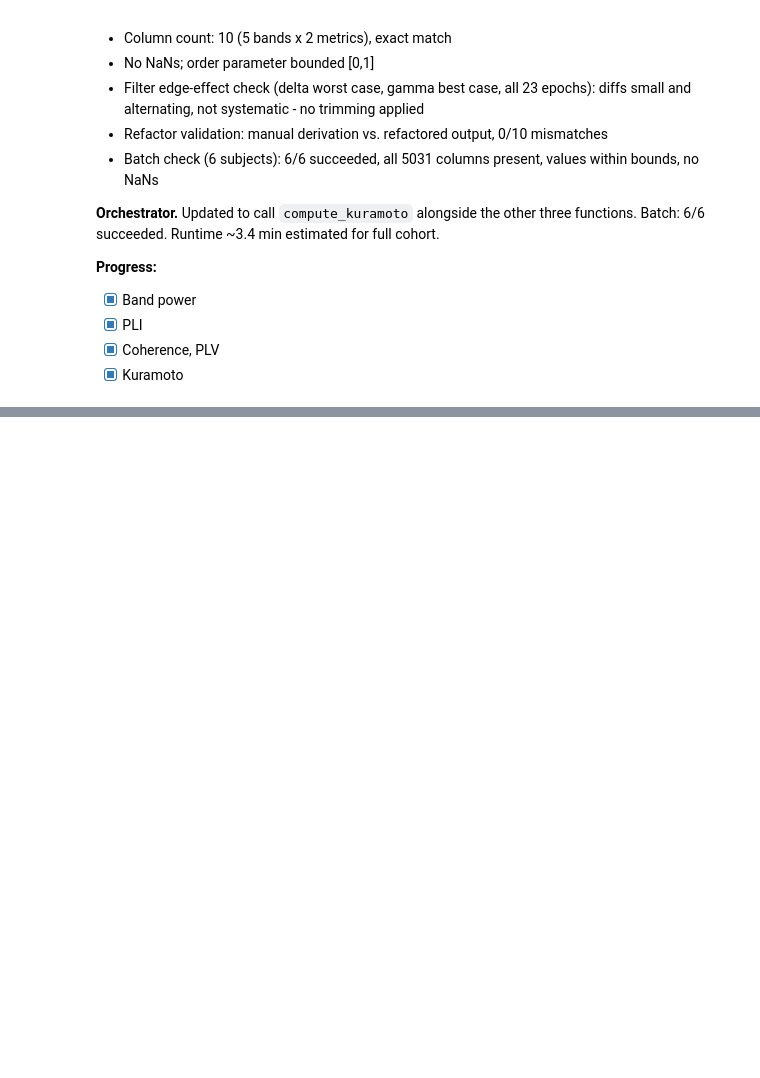
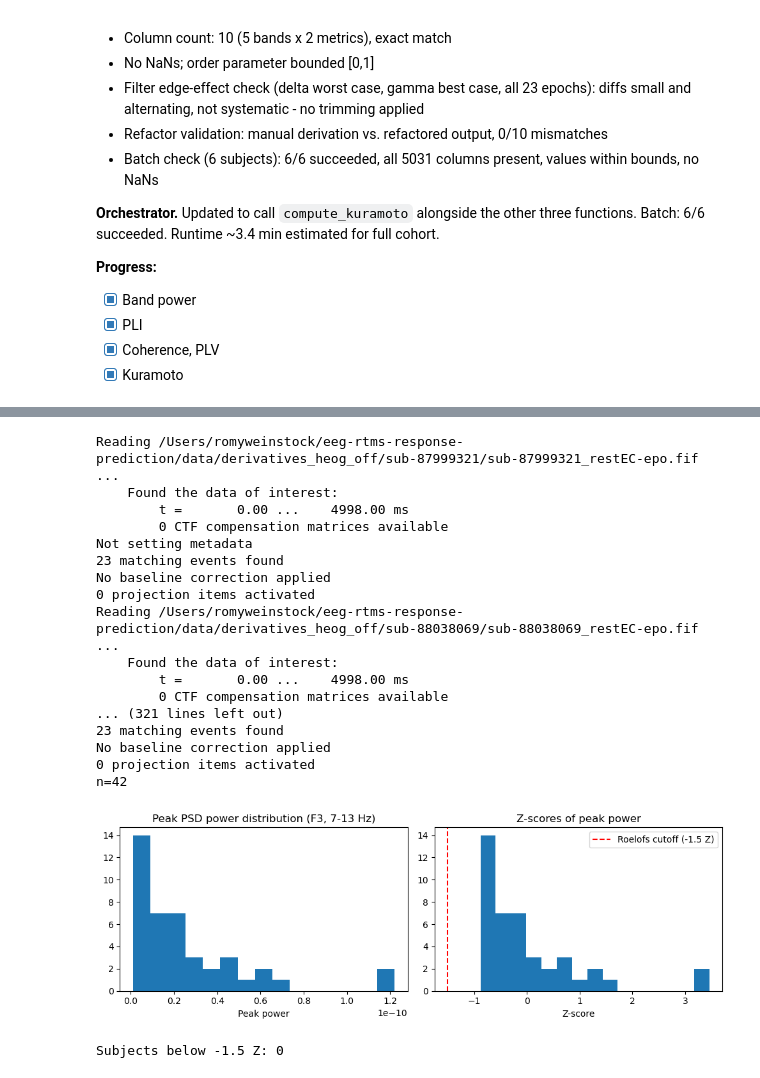
Before and after one commit to romy-weinstock/eeg-rtms-response-prediction, a Jupyter notebook: notebooks/06_feature_extraction_pilot.ipynb, the cells around one changed output, grey strips where cells are left out. Cells and saved outputs as stored; diff of their text form; code cells hidden in the pictures; blank space fills up the shorter version.

```diff
--- a/notebooks/06_feature_extraction_pilot.ipynb
+++ b/notebooks/06_feature_extraction_pilot.ipynb
@@ -1515,0 +1649,68 @@ full cohort.
+# %%
+# Peak power distribution across all 42 protocol-1 subjects, F3, 7-13 Hz
+
+peak_powers = []
+peak_freqs = []
+valid_ids = []
+
+for sid in protocol_1_ids:
+    try:
+        ep = load_subject_epochs(sid, condition, variant, data_dir)
+        spec = ep.compute_psd(method='welch', verbose=False)
+        freqs_p = spec.freqs
+        psd_p = spec.get_data()
+
+        f3_idx_p = spec.ch_names.index('F3')
+        alpha_mask_p = (freqs_p >= 7) & (freqs_p <= 13)
+
+        psd_f3_p = psd_p[:, f3_idx_p, :].mean(axis=0)
+        psd_f3_alpha_p = psd_f3_p[alpha_mask_p]
+        freqs_alpha_p = freqs_p[alpha_mask_p]
+
+        peak_idx = np.argmax(psd_f3_alpha_p)
+        peak_powers.append(psd_f3_alpha_p[peak_idx])
+        peak_freqs.append(freqs_alpha_p[peak_idx])
+        valid_ids.append(sid)
+    except Exception as e:
+        print(f"{sid}: failed - {e}")
+
+peak_powers = np.array(peak_powers)
+print(f"n={len(peak_powers)}")
+
+z_scores = (peak_powers - peak_powers.mean()) / peak_powers.std()
+
+fig, axes = plt.subplots(1, 2, figsize=(10, 3.5))
+axes[0].hist(peak_powers, bins=15)
+axes[0].set_title("Peak PSD power distribution (F3, 7-13 Hz)")
+axes[0].set_xlabel("Peak power")
+
+axes[1].hist(z_scores, bins=15)
+axes[1].axvline(-1.5, color='red', linestyle='--', label='Roelofs cutoff (-1.5 Z)')
+axes[1].set_title("Z-scores of peak power")
+axes[1].set_xlabel("Z-score")
+axes[1].legend()
+
+plt.tight_layout()
+plt.show()
+
+print(f"Subjects below -1.5 Z: {(z_scores < -1.5).sum()}")
+# %% [output]
+Reading /Users/romyweinstock/eeg-rtms-response-prediction/data/derivatives_heog_off/sub-87999321/sub-87999321_restEC-epo.fif ...
+    Found the data of interest:
+        t =       0.00 ...    4998.00 ms
+        0 CTF compensation matrices available
+Not setting metadata
+23 matching events found
+No baseline correction applied
+0 projection items activated
+Reading /Users/romyweinstock/eeg-rtms-response-prediction/data/derivatives_heog_off/sub-88038069/sub-88038069_restEC-epo.fif ...
+    Found the data of interest:
+        t =       0.00 ...    4998.00 ms
+        0 CTF compensation matrices available
+... (321 lines left out)
+23 matching events found
+No baseline correction applied
+0 projection items activated
+n=42
+[figure, added]
+Subjects below -1.5 Z: 0
```
Also changed, not shown: parts of 17 cells of this notebook, 5 other files.
